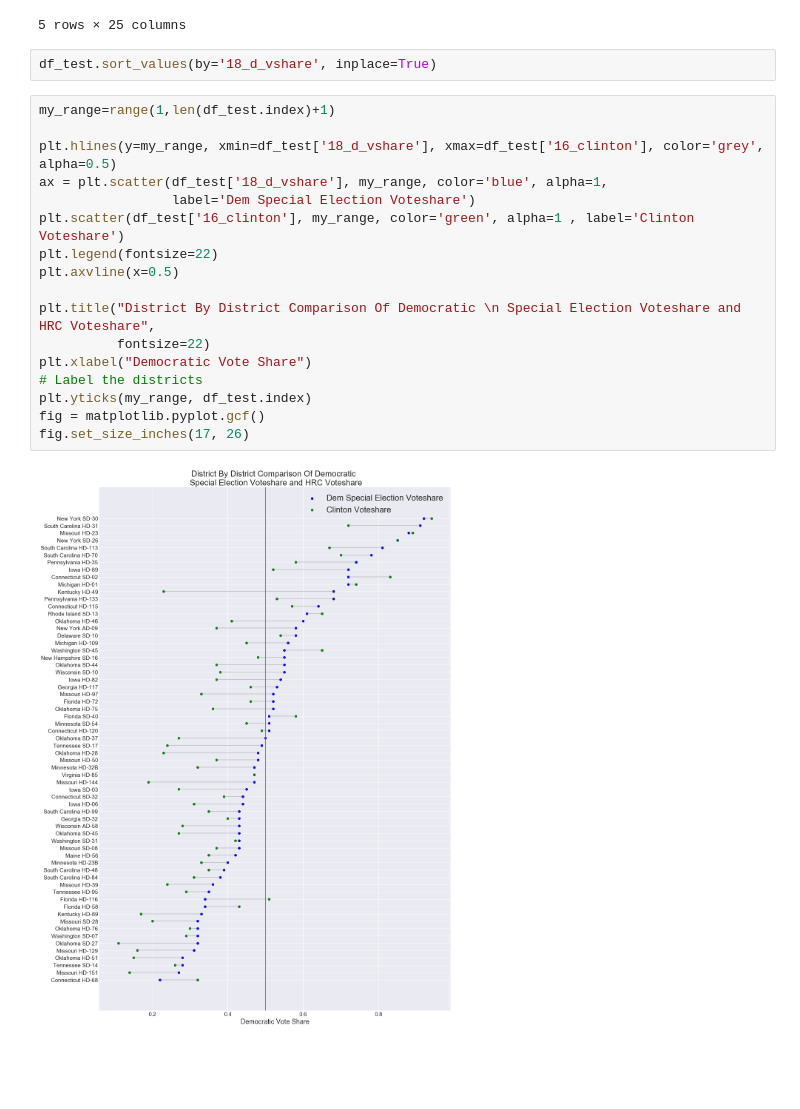
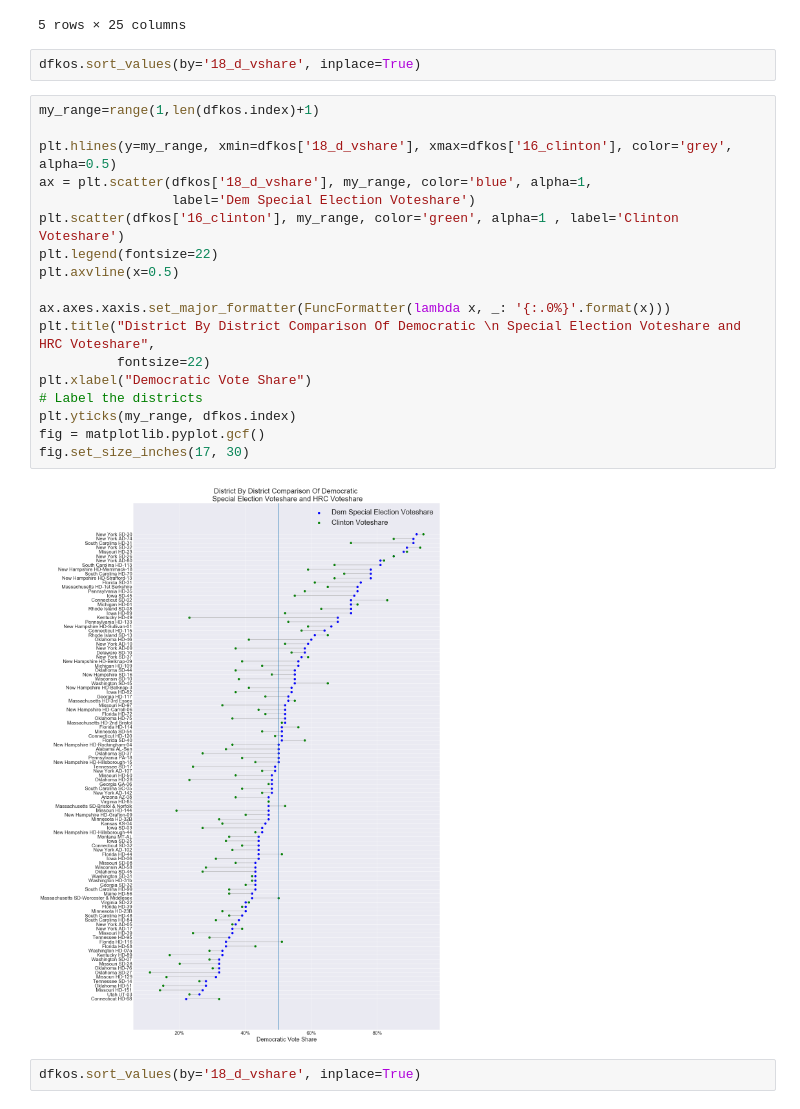
Before and after one commit to itlyons/Side_Projects, a Jupyter notebook: special_elections/dailykos_data.ipynb, the cells around one changed output. Drawn from its saved outputs; the diff is of its cells as text; blank space fills up the shorter version.

Commit message:
created 2 new lollipop plots

```diff
--- a/special_elections/dailykos_data.ipynb
+++ b/special_elections/dailykos_data.ipynb
@@ -325,23 +327,26 @@ df_test.head()
 | Kentucky HD-49 | 2018-02-20 | Kentucky | 57177.0 | 0.14 | -0.16 | 0.84 | HD-49 | ... |
 5 rows × 25 columns
 # %%
-df_test.sort_values(by='18_d_vshare', inplace=True)
+dfkos.sort_values(by='18_d_vshare', inplace=True)
 # %%
-my_range=range(1,len(df_test.index)+1)
+my_range=range(1,len(dfkos.index)+1)
 
-plt.hlines(y=my_range, xmin=df_test['18_d_vshare'], xmax=df_test['16_clinton'], color='grey', alpha=0.5)
-ax = plt.scatter(df_test['18_d_vshare'], my_range, color='blue', alpha=1,
+plt.hlines(y=my_range, xmin=dfkos['18_d_vshare'], xmax=dfkos['16_clinton'], color='grey', alpha=0.5)
+ax = plt.scatter(dfkos['18_d_vshare'], my_range, color='blue', alpha=1,
                  label='Dem Special Election Voteshare')
-plt.scatter(df_test['16_clinton'], my_range, color='green', alpha=1 , label='Clinton Voteshare')
+plt.scatter(dfkos['16_clinton'], my_range, color='green', alpha=1 , label='Clinton Voteshare')
 plt.legend(fontsize=22)
 plt.axvline(x=0.5)
 
+ax.axes.xaxis.set_major_formatter(FuncFormatter(lambda x, _: '{:.0%}'.format(x)))
 plt.title("District By District Comparison Of Democratic \n Special Election Voteshare and HRC Voteshare",
           fontsize=22)
 plt.xlabel("Democratic Vote Share")
 # Label the districts
-plt.yticks(my_range, df_test.index)
+plt.yticks(my_range, dfkos.index)
 fig = matplotlib.pyplot.gcf()
-fig.set_size_inches(17, 26)
+fig.set_size_inches(17, 30)
 # %% [output]
-[figure, old version]
+[figure, new version]
+# %%
+dfkos.sort_values(by='18_d_vshare', inplace=True)
```
Also changed, not shown: parts of 3 cells of this notebook.
